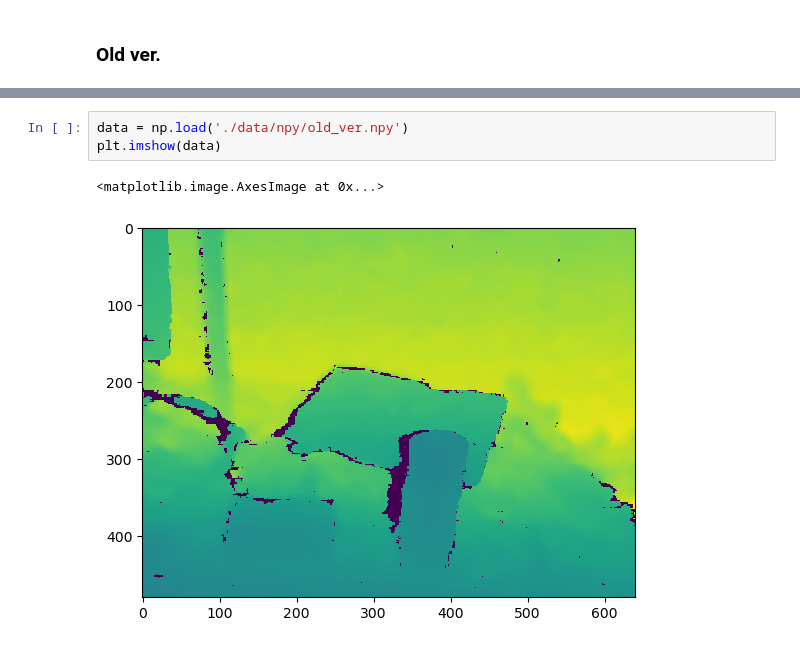
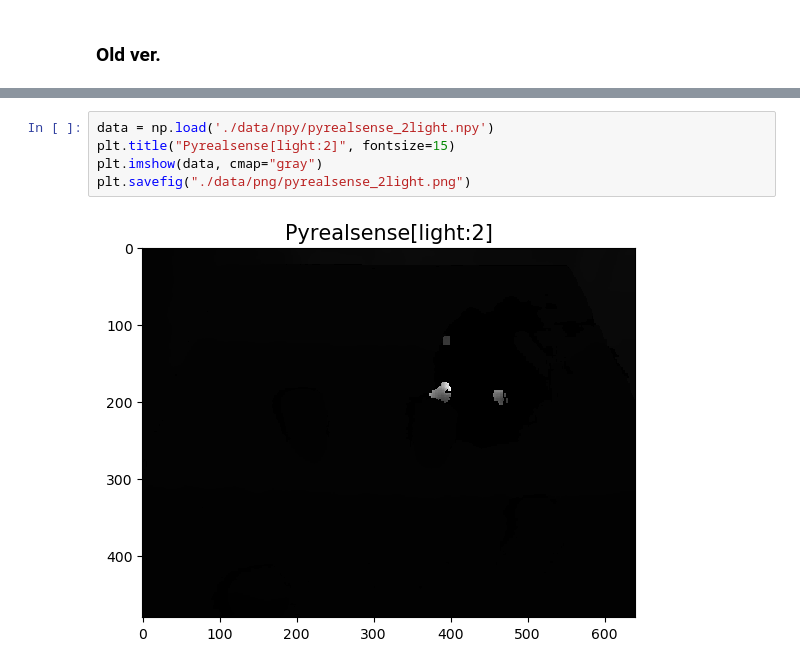
Before and after one commit to park-sangbeom/rgbd-camera-usage, a Jupyter notebook: realsense/demo/02.pyrealsense.ipynb, the cells around one changed output, grey strips where cells are left out. Cells and saved outputs as stored; diff of their text form.

```diff
--- a/realsense/demo/02.pyrealsense.ipynb
+++ b/realsense/demo/02.pyrealsense.ipynb
@@ -79,9 +79,10 @@ distance 1.090000033378601
 # %%
-data = np.load('./data/npy/old_ver.npy')
-plt.imshow(data)
+data = np.load('./data/npy/pyrealsense_2light.npy')
+plt.title("Pyrealsense[light:2]", fontsize=15)
+plt.imshow(data, cmap="gray")
+plt.savefig("./data/png/pyrealsense_2light.png")
 # %% [output]
-<matplotlib.image.AxesImage at 0x...>
-[figure, old version]
+[figure, new version]
 # %%
 import pyrealsense2 as rs
 import matplotlib.pyplot as plt
```
Also changed, not shown: parts of 3 cells of this notebook, 29 other files.
